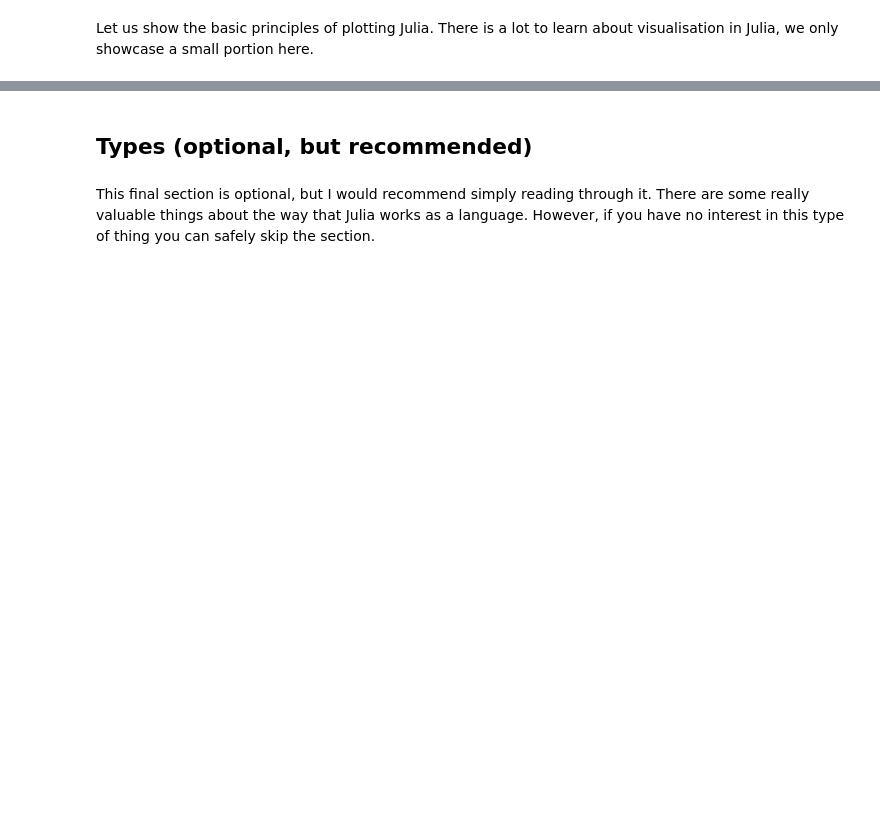
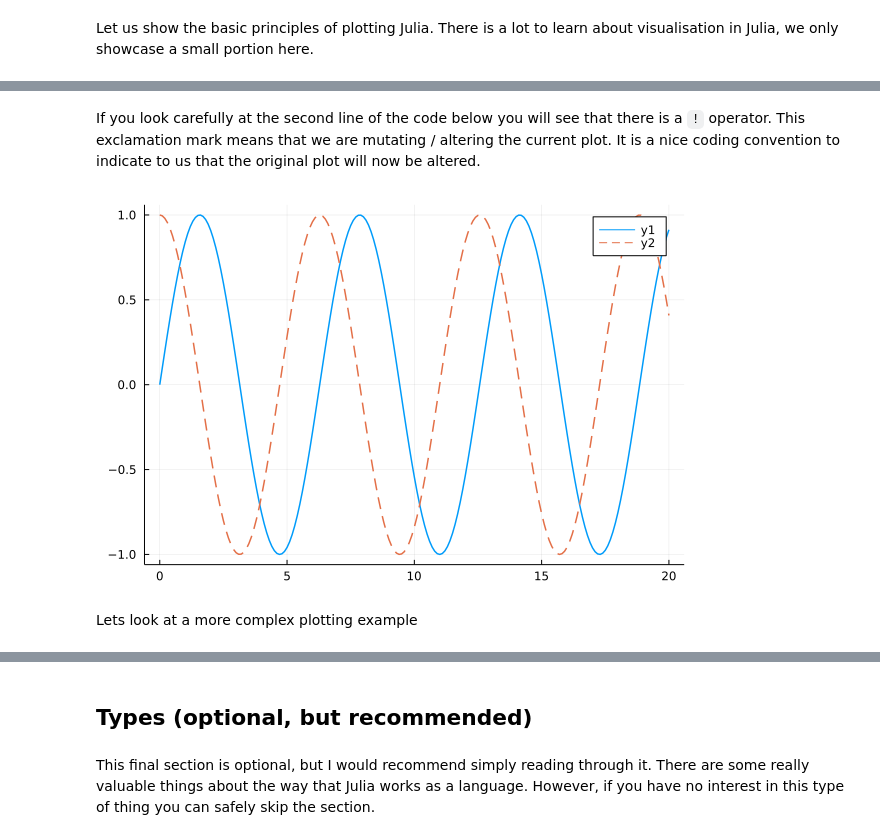
Before and after one commit to DawievLill/Macro-318, a Jupyter notebook: notebooks/tut1_introduction.ipynb, the cells around one changed output, grey strips where cells are left out. Cells and saved outputs as stored; diff of their text form; code cells hidden in the pictures; blank space fills up the shorter version.

```diff
--- a/notebooks/tut1_introduction.ipynb
+++ b/notebooks/tut1_introduction.ipynb
@@ -810,2 +853,11 @@ Let us show the basic principles of plotting Julia. There is a lot to learn abou
+# %% [markdown]
+If you look carefully at the second line of the code below you will see that there is a `!` operator. This exclamation mark means that we are mutating / altering the current plot. It is a nice coding convention to indicate to us that the original plot will now be altered.
+# %%
+plot(xs, ys_1, lw = 1.5, ls = :solid)
+plot!(xs, ys_2, lw = 1.5, ls = :dash)
+# %% [output]
+[figure, added]
+# %% [markdown]
+Lets look at a more complex plotting example
 # %%
 x = -3:6/99:6
```
Also changed, not shown: parts of 22 cells of this notebook.
